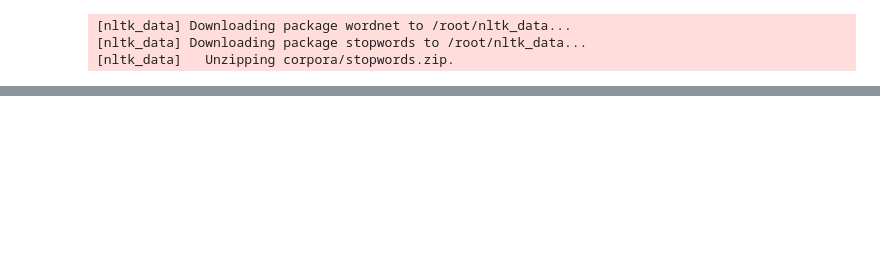
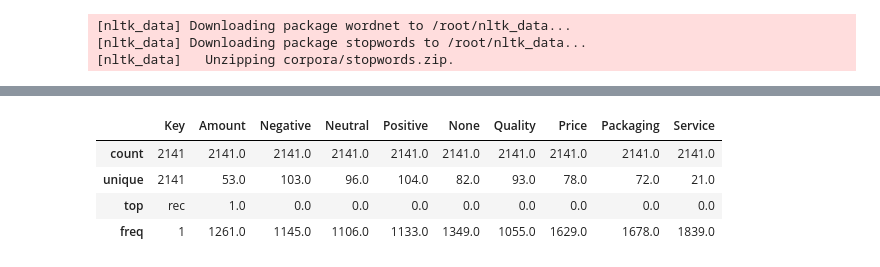
Before and after one commit to namvnvx/DS108-Customer_Sentiment_Analysis_Based_on_ABSA_Approach, a Jupyter notebook: Model_Hand_Made.ipynb, the cells around one changed output, grey strips where cells are left out. Saved outputs shown, nothing was run; the diff lists cells and outputs as text; code cells hidden in the pictures; blank space fills up the shorter version.

```diff
--- a/Model_Hand_Made.ipynb
+++ b/Model_Hand_Made.ipynb
@@ -116,6 +47,0 @@ clean sen
-# %%
-for index in range(len(X_sen)):
-  try:
-    X_sen[index] =  removeStopWord(X_sen[index])
-  except:
-    print(index)
@@ -414,0 +151,17 @@ Service  :  pos
+# %%
+Keys_2 = Keys.copy()
+for index in range(Keys.shape[0]):
+  temp = Keys_2.iloc[index,2:5].sum()
+  if temp != 0:
+    Keys_2.iloc[index,2:5] /= temp
+  temp = Keys_2.iloc[index,-5:].sum()
+  if temp != 0:
+    Keys_2.iloc[index,-5:] /= temp
+
+Keys_2.describe()
+# %% [output]
+|  | Key | Amount | Negative | Neutral | Positive | None | Quality | Price | Packaging | Service |
+| count | 2141 | 2141.0 | 2141.0 | 2141.0 | 2141.0 | 2141.0 | 2141.0 | 2141.0 | 2141.0 | 2141.0 |
+| unique | 2141 | 53.0 | 103.0 | 96.0 | 104.0 | 82.0 | 93.0 | 78.0 | 72.0 | 21.0 |
+| top | rec | 1.0 | 0.0 | 0.0 | 0.0 | 0.0 | 0.0 | 0.0 | 0.0 | 0.0 |
+| freq | 1 | 1261.0 | 1145.0 | 1106.0 | 1133.0 | 1349.0 | 1055.0 | 1629.0 | 1678.0 | 1839.0 |
```
Also changed, not shown: parts of 50 cells of this notebook.
